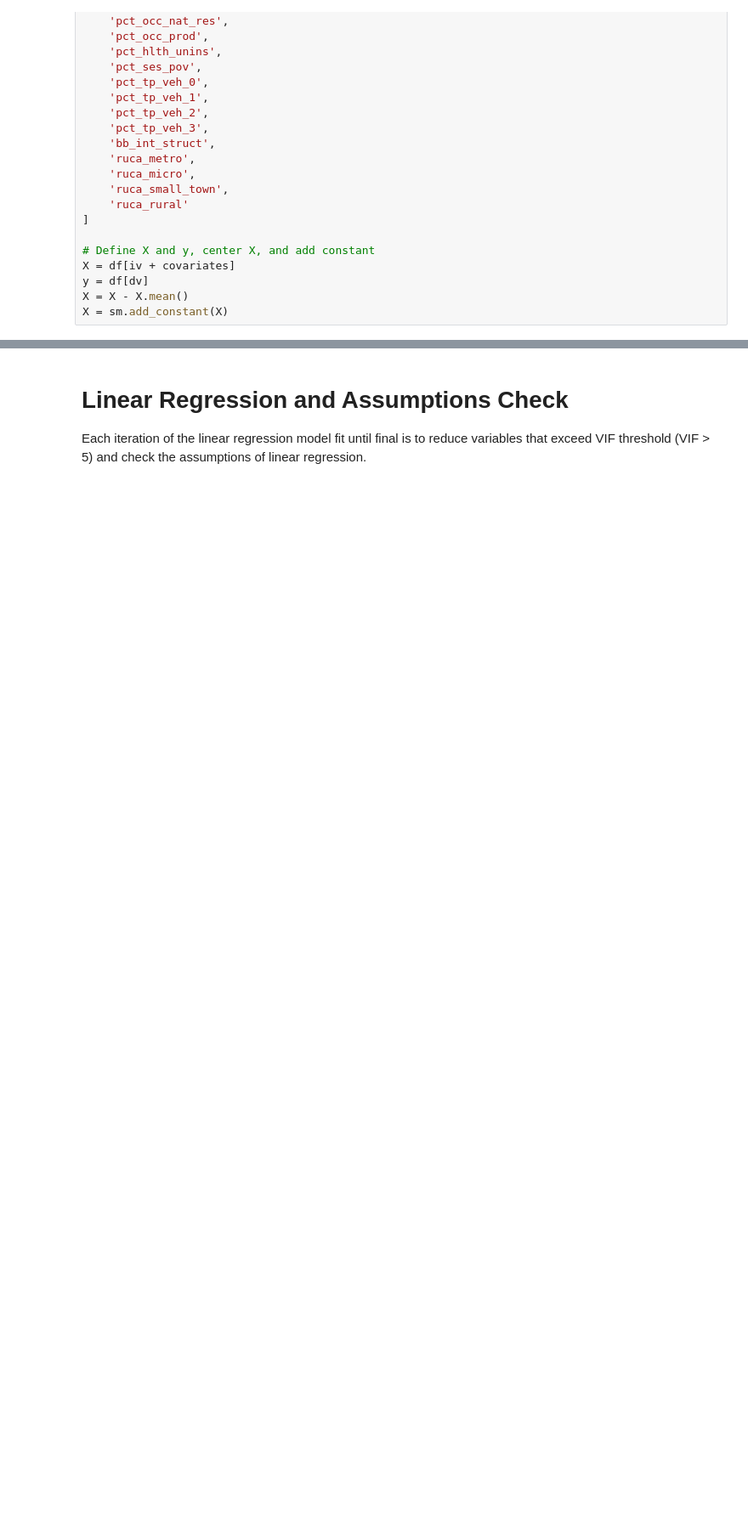
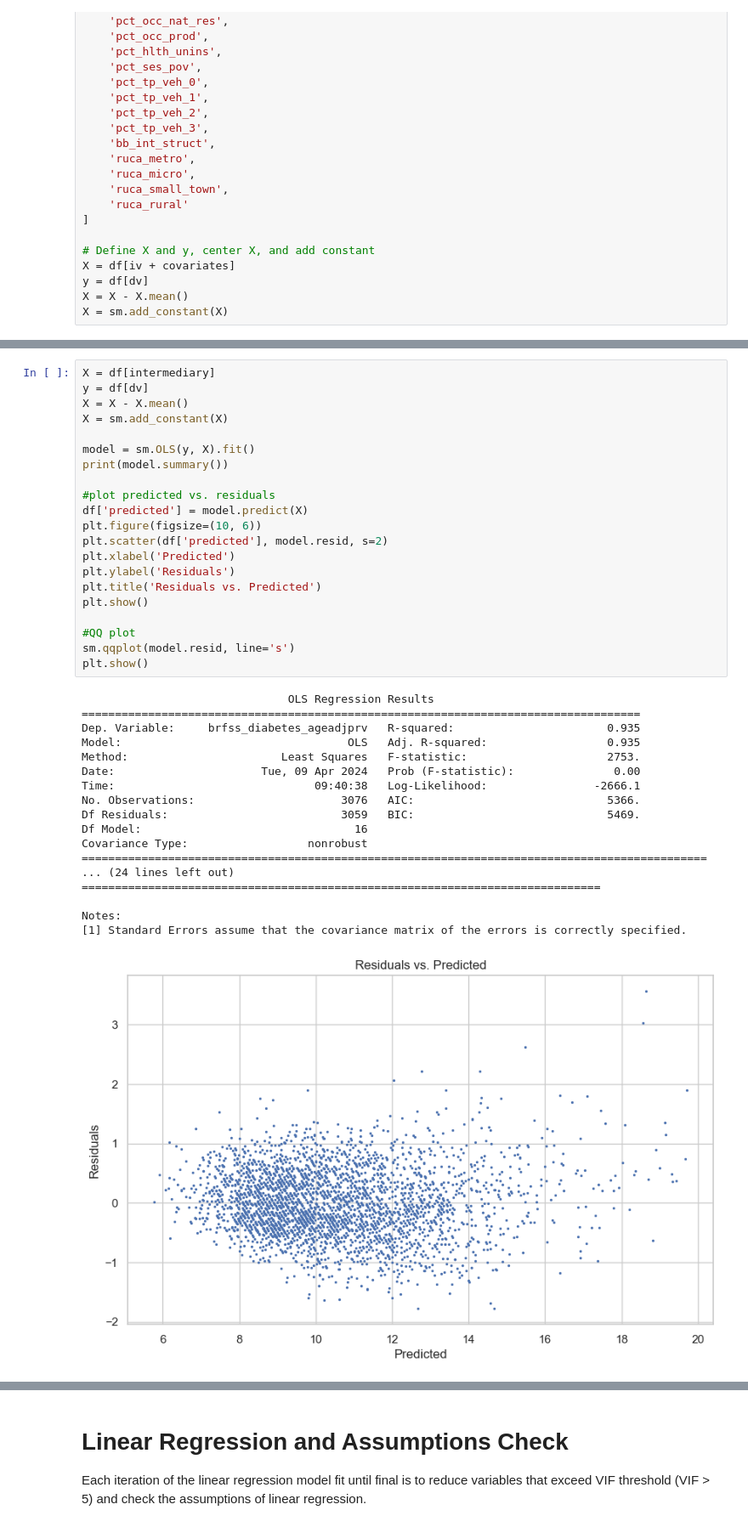
Before and after one commit to mfarme/eHealthEquity, a Jupyter notebook: Research/Analysis/RQ1 Analysis.ipynb, the cells around one changed output, grey strips where cells are left out. Shown at 85% size. Saved outputs shown, nothing was run; the diff lists cells and outputs as text; blank space fills up the shorter version.

```diff
--- a/Research/Analysis/RQ1 Analysis.ipynb
+++ b/Research/Analysis/RQ1 Analysis.ipynb
@@ -94,0 +196,40 @@ X = sm.add_constant(X)
+# %%
+X = df[intermediary]
+y = df[dv]
+X = X - X.mean()
+X = sm.add_constant(X)
+
+model = sm.OLS(y, X).fit()
+print(model.summary())
+
+#plot predicted vs. residuals
+df['predicted'] = model.predict(X)
+plt.figure(figsize=(10, 6))
+plt.scatter(df['predicted'], model.resid, s=2)
+plt.xlabel('Predicted')
+plt.ylabel('Residuals')
+plt.title('Residuals vs. Predicted')
+plt.show()
+
+#QQ plot
+sm.qqplot(model.resid, line='s')
+plt.show()
+# %% [output]
+                               OLS Regression Results
+====================================================================================
+Dep. Variable:     brfss_diabetes_ageadjprv   R-squared:                       0.935
+Model:                                  OLS   Adj. R-squared:                  0.935
+Method:                       Least Squares   F-statistic:                     2753.
+Date:                      Tue, 09 Apr 2024   Prob (F-statistic):               0.00
+Time:                              09:40:38   Log-Likelihood:                -2666.1
+No. Observations:                      3076   AIC:                             5366.
+Df Residuals:                          3059   BIC:                             5469.
+Df Model:                                16
+Covariance Type:                  nonrobust
+==============================================================================================
+... (24 lines left out)
+==============================================================================
+
+Notes:
+[1] Standard Errors assume that the covariance matrix of the errors is correctly specified.
+[figure, added]
```
Also changed, not shown: parts of 3 cells of this notebook, 2 other files.
